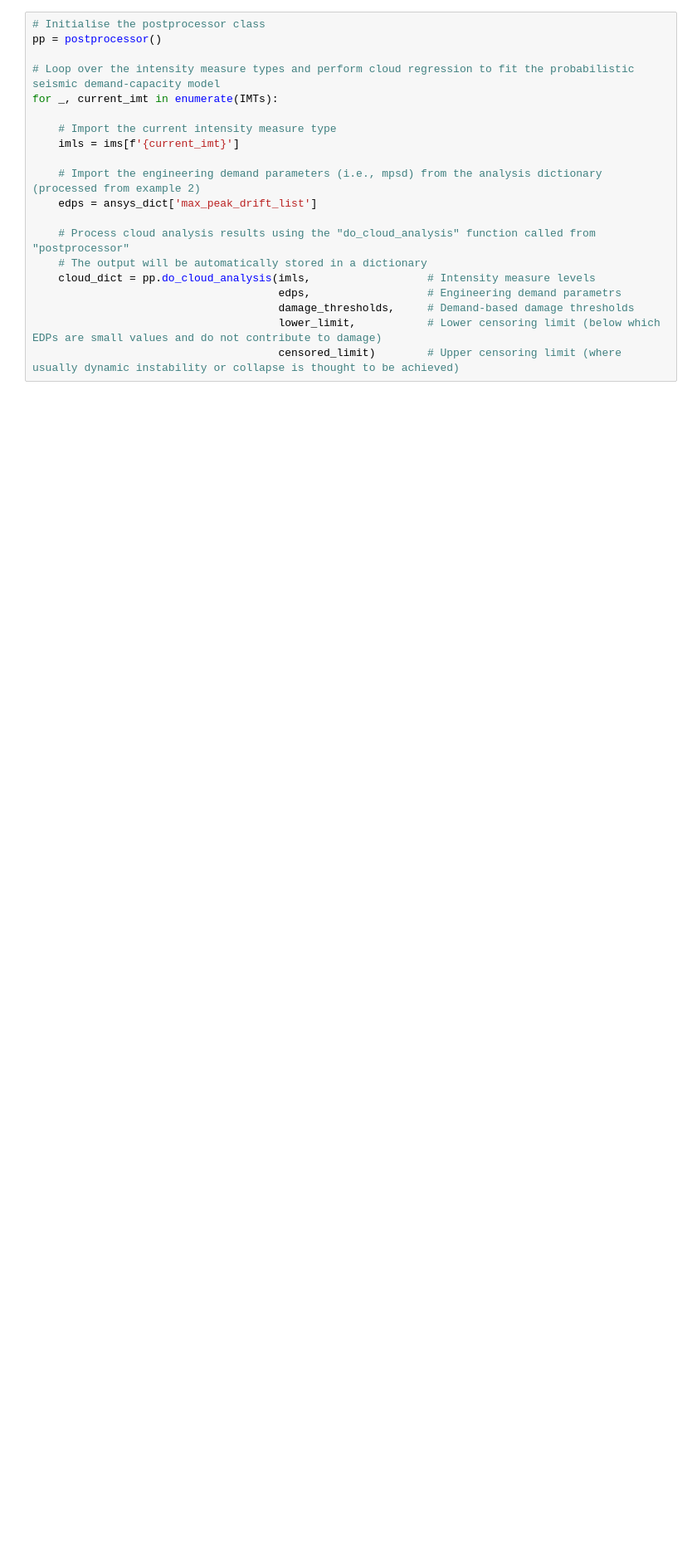
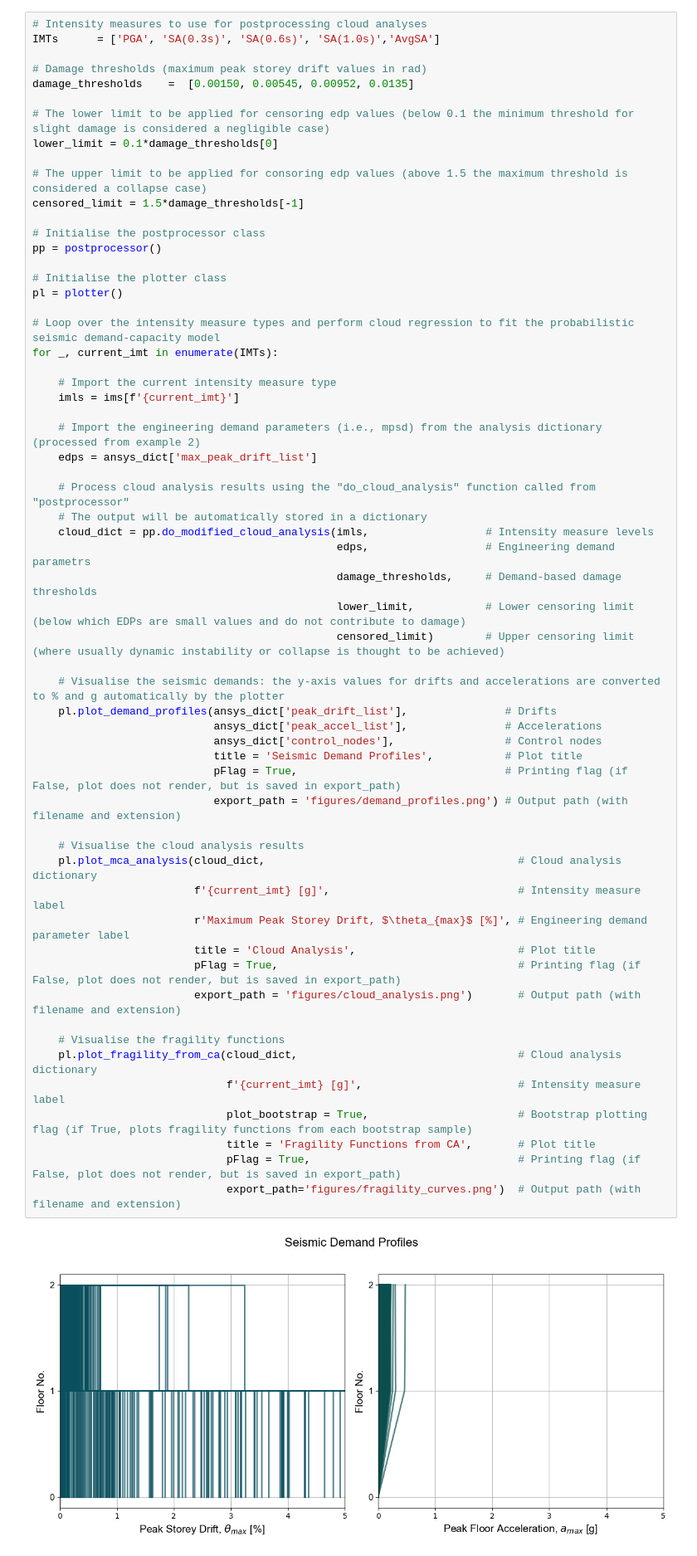
Before and after one commit to mgrubisic/oq-vmtk, a Jupyter notebook: demos/CloudAnalysis/CloudAnalysis.ipynb, the cells around one changed output. Shown at 83% size. Cells and saved outputs as stored; diff of their text form; blank space fills up the shorter version.

Commit message:
Update CloudAnalysis demo

```diff
--- a/demos/CloudAnalysis/CloudAnalysis.ipynb
+++ b/demos/CloudAnalysis/CloudAnalysis.ipynb
@@ -252,20 +466,61 @@ WARNING ZeroLength::setDomain(): Element 2001 has L= 2.8, which is greater than
 # %%
+# Intensity measures to use for postprocessing cloud analyses
+IMTs      = ['PGA', 'SA(0.3s)', 'SA(0.6s)', 'SA(1.0s)','AvgSA']
+
+# Damage thresholds (maximum peak storey drift values in rad)
+damage_thresholds    =  [0.00150, 0.00545, 0.00952, 0.0135]
+
+# The lower limit to be applied for censoring edp values (below 0.1 the minimum threshold for slight damage is considered a negligible case)
+lower_limit = 0.1*damage_thresholds[0]
+
+# The upper limit to be applied for consoring edp values (above 1.5 the maximum threshold is considered a collapse case)
+censored_limit = 1.5*damage_thresholds[-1]
+
 # Initialise the postprocessor class
 pp = postprocessor()
+
+# Initialise the plotter class
+pl = plotter()
 
 # Loop over the intensity measure types and perform cloud regression to fit the probabilistic seismic demand-capacity model
 for _, current_imt in enumerate(IMTs):
 
     # Import the current intensity measure type
     imls = ims[f'{current_imt}']
 
     # Import the engineering demand parameters (i.e., mpsd) from the analysis dictionary (processed from example 2)
     edps = ansys_dict['max_peak_drift_list']
 
     # Process cloud analysis results using the "do_cloud_analysis" function called from "postprocessor"
     # The output will be automatically stored in a dictionary
-    cloud_dict = pp.do_cloud_analysis(imls,                  # Intensity measure levels
-                                      edps,                  # Engineering demand parametrs
-                                      damage_thresholds,     # Demand-based damage thresholds
-                                      lower_limit,           # Lower censoring limit (below which EDPs are small values and do not contribute to damage)
-                                      censored_limit)        # Upper censoring limit (where usually dynamic instability or collapse is thought to be achieved)
+    cloud_dict = pp.do_modified_cloud_analysis(imls,                  # Intensity measure levels
+                                               edps,                  # Engineering demand parametrs
+                                               damage_thresholds,     # Demand-based damage thresholds
+                                               lower_limit,           # Lower censoring limit (below which EDPs are small values and do not contribute to damage)
+                                               censored_limit)        # Upper censoring limit (where usually dynamic instability or collapse is thought to be achieved)
+
+    # Visualise the seismic demands: the y-axis values for drifts and accelerations are converted to % and g automatically by the plotter
+    pl.plot_demand_profiles(ansys_dict['peak_drift_list'],               # Drifts
+                            ansys_dict['peak_accel_list'],               # Accelerations
+                            ansys_dict['control_nodes'],                 # Control nodes
+                            title = 'Seismic Demand Profiles',           # Plot title
+                            pFlag = True,                                # Printing flag (if False, plot does not render, but is saved in export_path)
+                            export_path = 'figures/demand_profiles.png') # Output path (with filename and extension)
+
+    # Visualise the cloud analysis results
+    pl.plot_mca_analysis(cloud_dict,                                       # Cloud analysis dictionary
+                         f'{current_imt} [g]',                             # Intensity measure label
+                         r'Maximum Peak Storey Drift, $\theta_{max}$ [%]', # Engineering demand parameter label
+                         title = 'Cloud Analysis',                         # Plot title
+                         pFlag = True,                                     # Printing flag (if False, plot does not render, but is saved in export_path)
+                         export_path = 'figures/cloud_analysis.png')       # Output path (with filename and extension)
+
+    # Visualise the fragility functions
+    pl.plot_fragility_from_ca(cloud_dict,                                  # Cloud analysis dictionary
+                              f'{current_imt} [g]',                        # Intensity measure label
+                              plot_bootstrap = True,                       # Bootstrap plotting flag (if True, plots fragility functions from each bootstrap sample)
+                              title = 'Fragility Functions from CA',       # Plot title
+                              pFlag = True,                                # Printing flag (if False, plot does not render, but is saved in export_path)
+                              export_path='figures/fragility_curves.png')  # Output path (with filename and extension)
+# %% [output]
+[figure, added]
```
Also changed, not shown: parts of 20 cells of this notebook.
